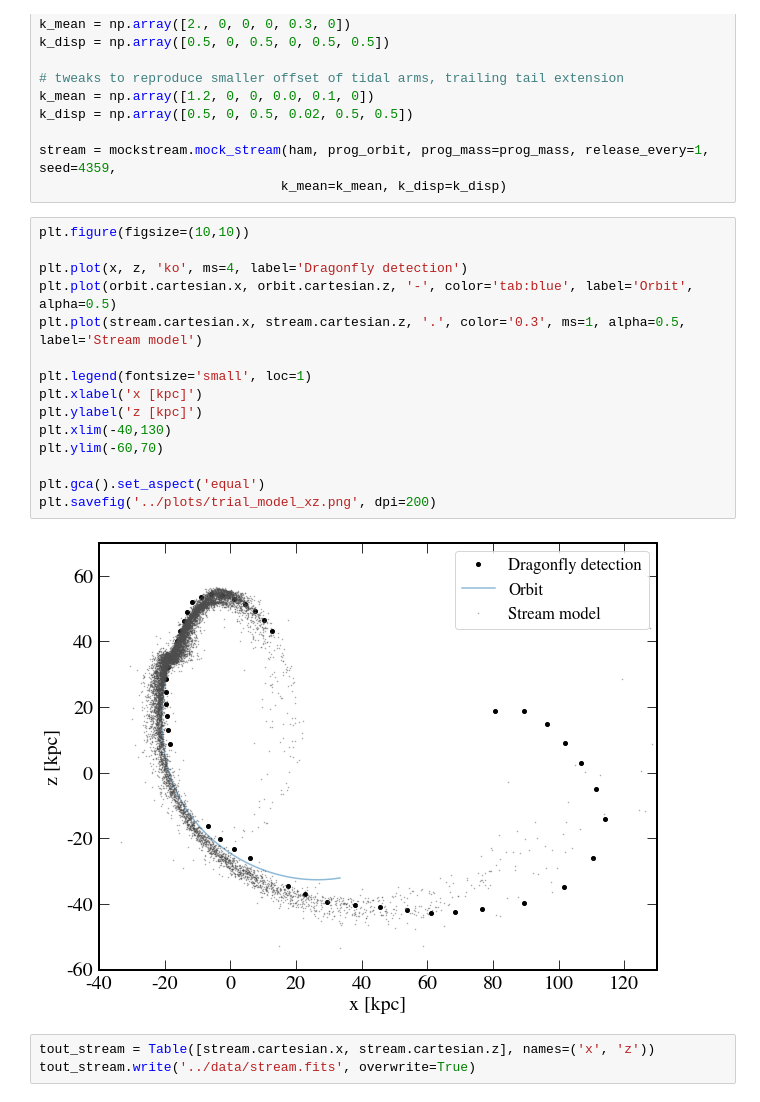
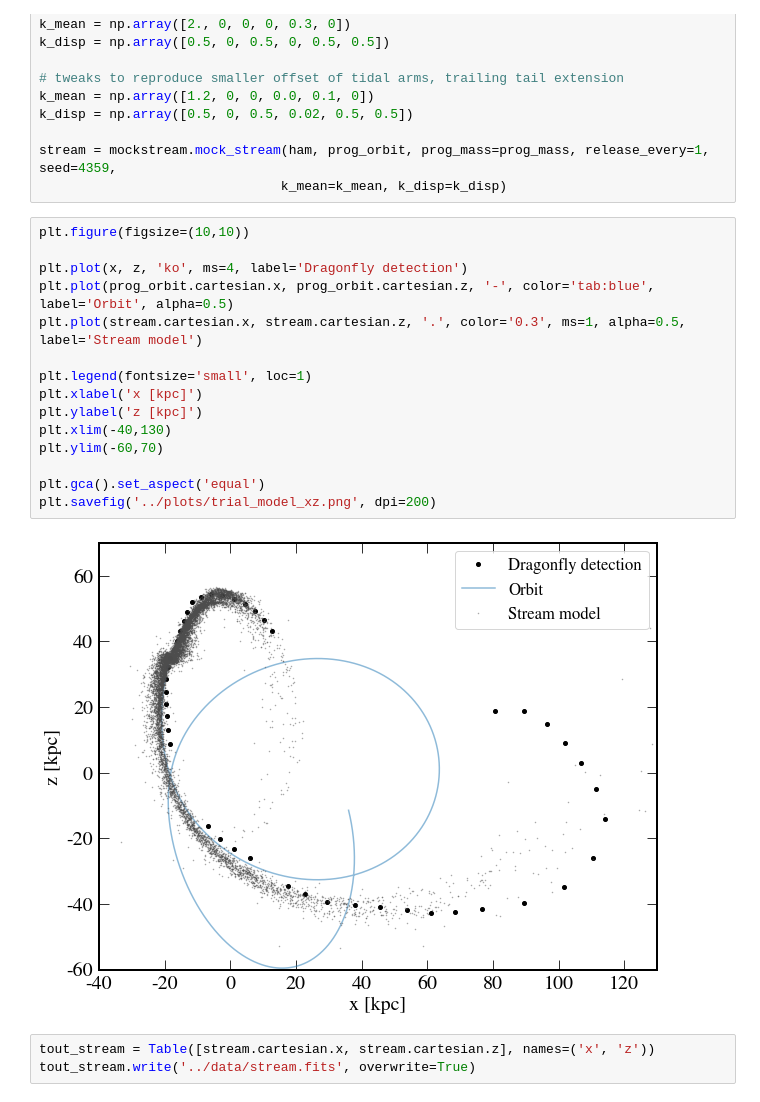
Before and after one commit to abonaca/ngc5907_stream, a Jupyter notebook: notebooks/orbit.ipynb, the cells around one changed output. Saved outputs shown, nothing was run; the diff lists cells and outputs as text.

Commit message:
show full orbit

```diff
--- a/notebooks/orbit.ipynb
+++ b/notebooks/orbit.ipynb
@@ -118,20 +118,20 @@ stream = mockstream.mock_stream(ham, prog_orbit, prog_mass=prog_mass, release_ev
 # %%
 plt.figure(figsize=(10,10))
 
 plt.plot(x, z, 'ko', ms=4, label='Dragonfly detection')
-plt.plot(orbit.cartesian.x, orbit.cartesian.z, '-', color='tab:blue', label='Orbit', alpha=0.5)
+plt.plot(prog_orbit.cartesian.x, prog_orbit.cartesian.z, '-', color='tab:blue', label='Orbit', alpha=0.5)
 plt.plot(stream.cartesian.x, stream.cartesian.z, '.', color='0.3', ms=1, alpha=0.5, label='Stream model')
 
 plt.legend(fontsize='small', loc=1)
 plt.xlabel('x [kpc]')
 plt.ylabel('z [kpc]')
 plt.xlim(-40,130)
 plt.ylim(-60,70)
 
 plt.gca().set_aspect('equal')
 plt.savefig('../plots/trial_model_xz.png', dpi=200)
 # %% [output]
-[figure, old version]
+[figure, new version]
 # %%
 tout_stream = Table([stream.cartesian.x, stream.cartesian.z], names=('x', 'z'))
 tout_stream.write('../data/stream.fits', overwrite=True)
```
